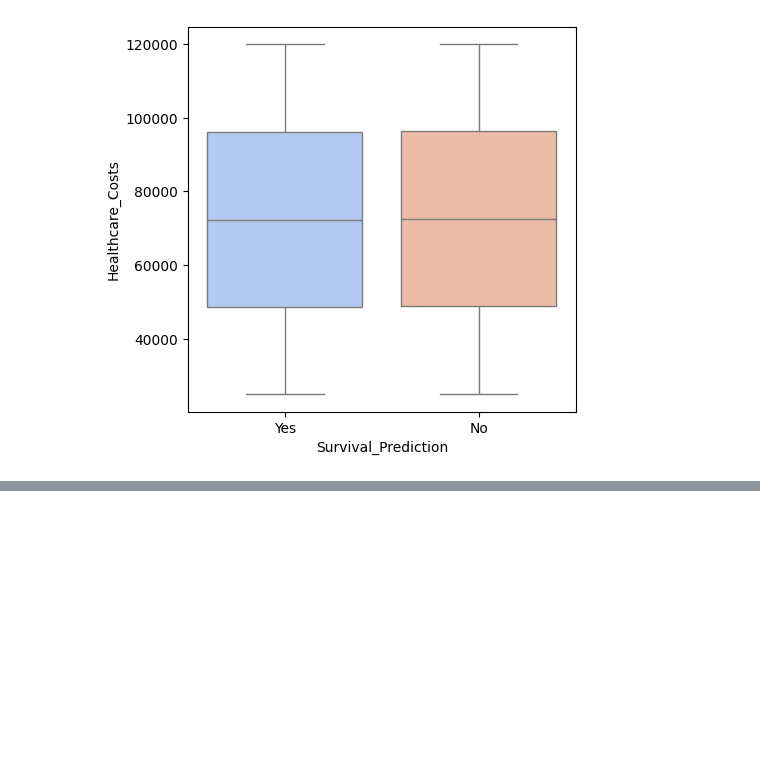
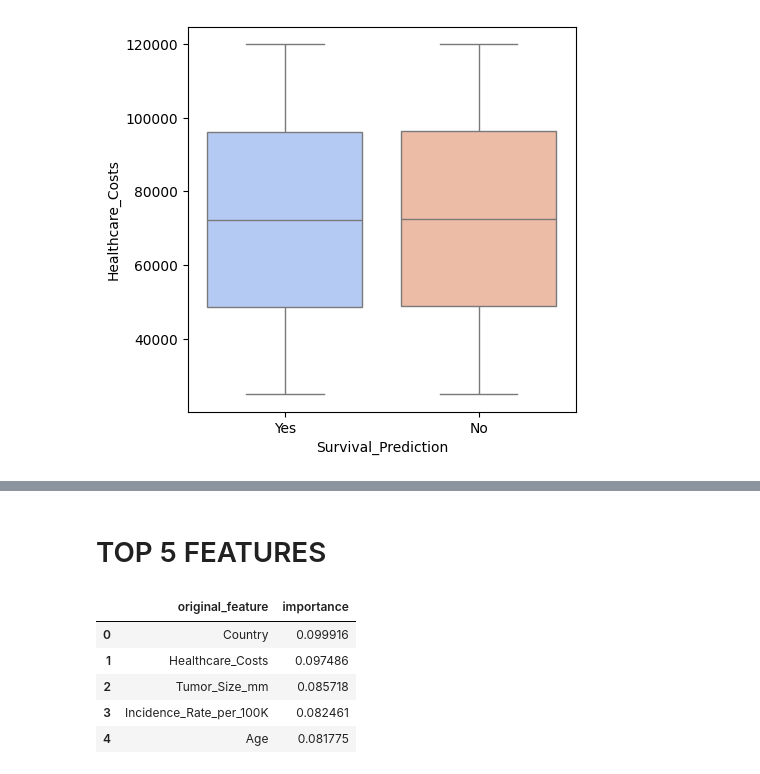
Before and after one commit to HimanshuB0810/Colorectal_Cancer_Predication-MLOPS-5, a Jupyter notebook: notebook/notebook.ipynb, the cells around one changed output, grey strips where cells are left out. Cells and saved outputs as stored; diff of their text form; code cells hidden in the pictures; blank space fills up the shorter version.

```diff
--- a/notebook/notebook.ipynb
+++ b/notebook/notebook.ipynb
@@ -250,0 +225,2 @@ Index(['Country', 'Gender', 'Cancer_Stage', 'Family_History',
+# %%
+feature_names = preprocessor.get_feature_names_out()
@@ -250,0 +247,2 @@ Index(['Country', 'Gender', 'Cancer_Stage', 'Family_History',
+# %%
+feat_imp = pd.DataFrame({'feature':feature_names,'importance':importance})
@@ -250,0 +292,12 @@ Index(['Country', 'Gender', 'Cancer_Stage', 'Family_History',
+# %% [markdown]
+# TOP 5 FEATURES
+# %%
+top_features=grouped.head(5)
+top_features
+# %% [output]
+|  | original_feature | importance |
+| 0 | Country | 0.099916 |
+| 1 | Healthcare_Costs | 0.097486 |
+| 2 | Tumor_Size_mm | 0.085718 |
+| 3 | Incidence_Rate_per_100K | 0.082461 |
+| 4 | Age | 0.081775 |
```
Also changed, not shown: parts of 96 cells of this notebook, 10 other files.
